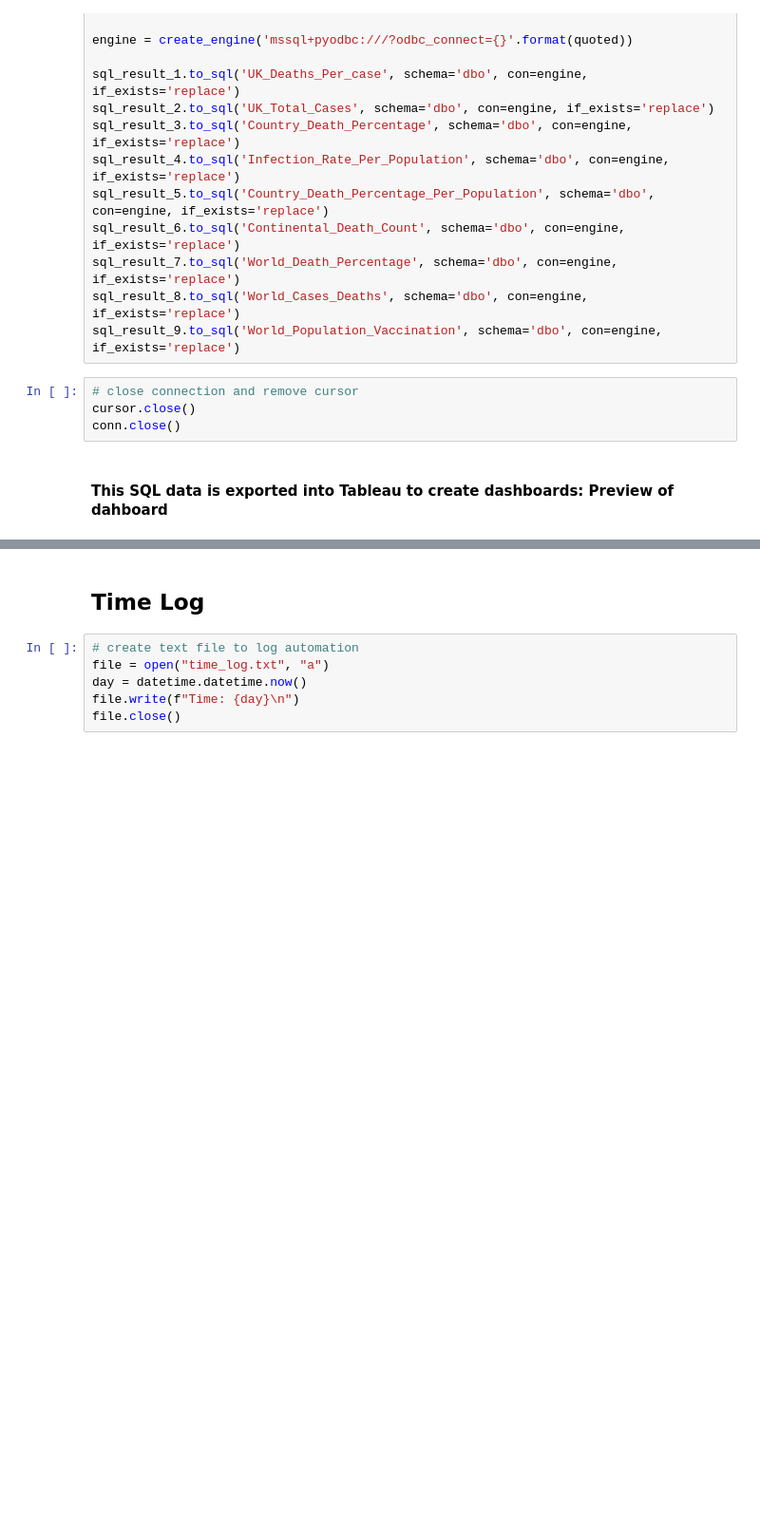
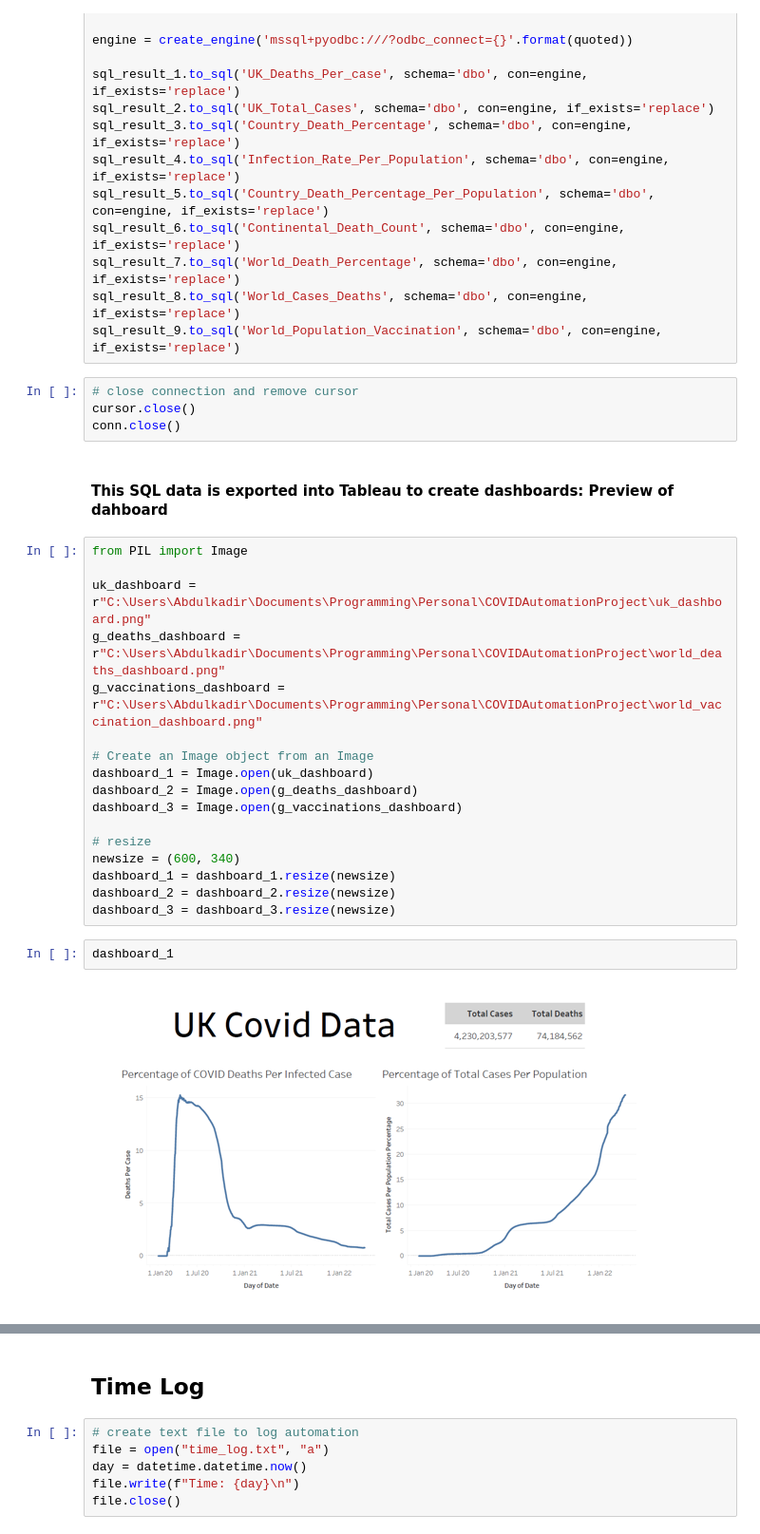
Before and after one commit to aaAbdulkadir/Full_Covid_Project_Analysis, a Jupyter notebook: CovidAutomationProject.ipynb, the cells around one changed output, grey strips where cells are left out. Shown at 95% size. Drawn from its saved outputs; the diff is of its cells as text; blank space fills up the shorter version.

```diff
--- a/CovidAutomationProject.ipynb
+++ b/CovidAutomationProject.ipynb
@@ -1025,3 +1026,24 @@ cursor.close()
 conn.close()
 # %% [markdown]
 #### This SQL data is exported into Tableau to create dashboards: Preview of dahboard
+# %%
+from PIL import Image
+
+uk_dashboard = r"C:\Users\Abdulkadir\Documents\Programming\Personal\COVIDAutomationProject\uk_dashboard.png"
+g_deaths_dashboard = r"C:\Users\Abdulkadir\Documents\Programming\Personal\COVIDAutomationProject\world_deaths_dashboard.png"
+g_vaccinations_dashboard = r"C:\Users\Abdulkadir\Documents\Programming\Personal\COVIDAutomationProject\world_vaccination_dashboard.png"
+
+# Create an Image object from an Image
+dashboard_1 = Image.open(uk_dashboard)
+dashboard_2 = Image.open(g_deaths_dashboard)
+dashboard_3 = Image.open(g_vaccinations_dashboard)
+
+# resize
+newsize = (600, 340)
+dashboard_1 = dashboard_1.resize(newsize)
+dashboard_2 = dashboard_2.resize(newsize)
+dashboard_3 = dashboard_3.resize(newsize)
+# %%
+dashboard_1
+# %% [output]
+[figure, added]
```
Also changed, not shown: parts of 26 cells of this notebook.
